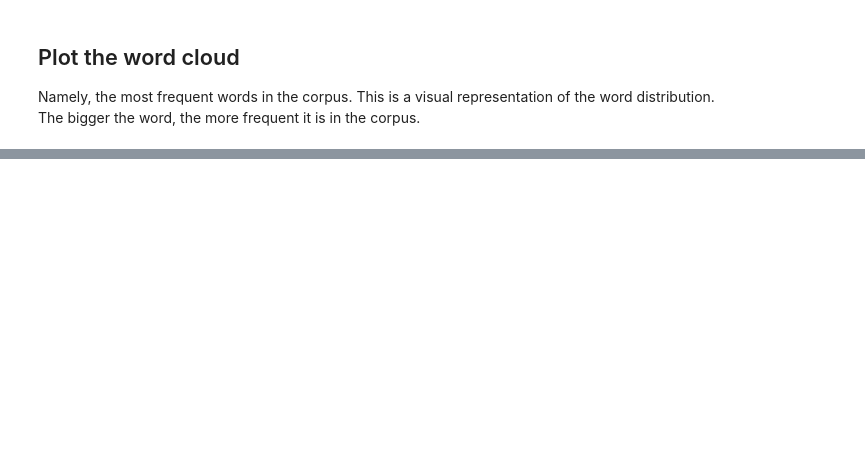
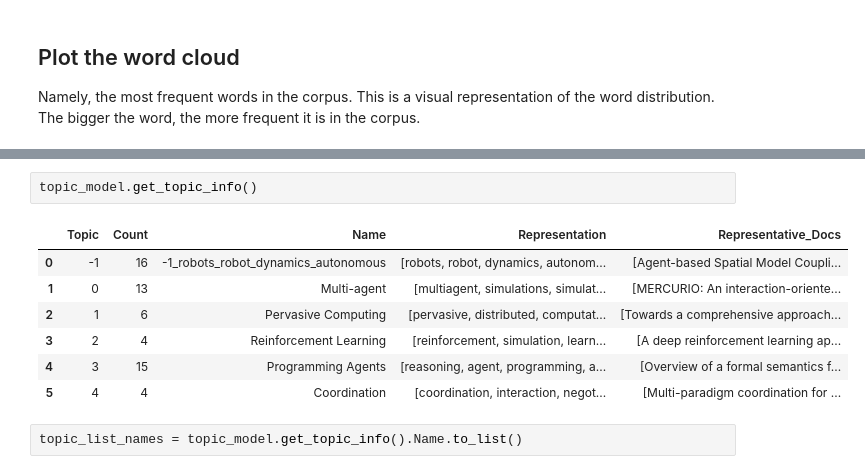
Before and after one commit to cric96/experiments-2024-chapter-woa-literature-analysis, a Jupyter notebook: notebook.ipynb, the cells around one changed output, grey strips where cells are left out. Drawn from its saved outputs; the diff is of its cells as text; blank space fills up the shorter version.

```diff
--- a/notebook.ipynb
+++ b/notebook.ipynb
@@ -220,0 +194,12 @@ plt.savefig("images/topics_distribution.pdf")
+# %%
+topic_model.get_topic_info()
+# %% [output]
+|  | Topic | Count | Name | Representation | Representative_Docs |
+| 0 | -1 | 16 | -1_robots_robot_dynamics_autonomous | [robots, robot, dynamics, autonom... | [Agent-based Spatial Model Coupli... |
+| 1 | 0 | 13 | Multi-agent | [multiagent, simulations, simulat... | [MERCURIO: An interaction-oriente... |
+| 2 | 1 | 6 | Pervasive Computing | [pervasive, distributed, computat... | [Towards a comprehensive approach... |
+| 3 | 2 | 4 | Reinforcement Learning | [reinforcement, simulation, learn... | [A deep reinforcement learning ap... |
+| 4 | 3 | 15 | Programming Agents | [reasoning, agent, programming, a... | [Overview of a formal semantics f... |
+| 5 | 4 | 4 | Coordination | [coordination, interaction, negot... | [Multi-paradigm coordination for ... |
+# %%
+topic_list_names = topic_model.get_topic_info().Name.to_list()
```
Also changed, not shown: parts of 17 cells of this notebook, 8 other files.
